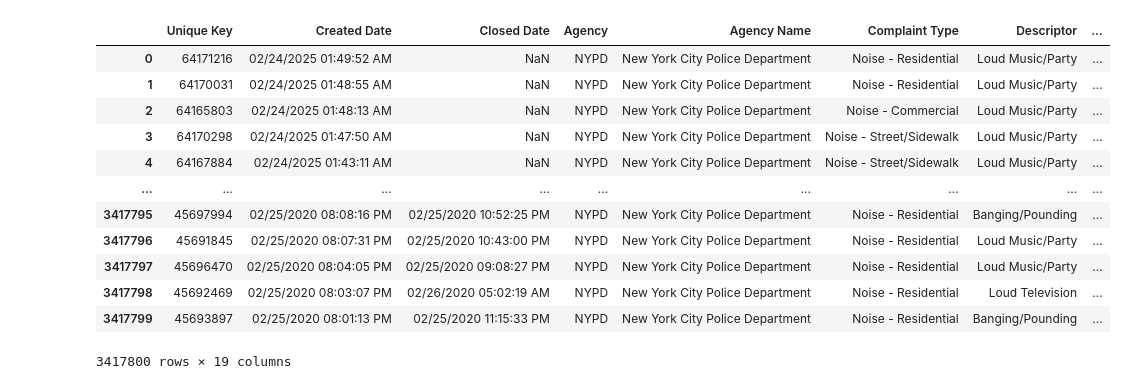
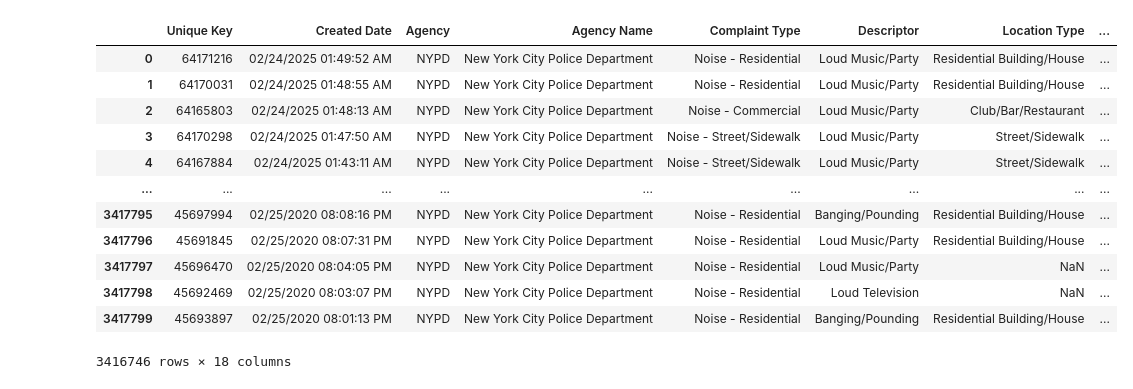
Before and after one commit to MatheusConrado1/Data-Mining-visualization, a Jupyter notebook: main.ipynb, the cells around one changed output. Cells and saved outputs as stored; diff of their text form; code cells hidden in the pictures.

```diff
--- a/main.ipynb
+++ b/main.ipynb
@@ -2,19 +2,22 @@
 import pandas as pd
 
 df = pd.read_csv("2020.csv", low_memory=False)
-# %%
-df
-# %% [output]
-|  | Unique Key | Created Date | Closed Date | Agency | Agency Name | Complaint Type | Descriptor | ... |
-| 0 | 64171216 | 02/24/2025 01:49:52 AM | NaN | NYPD | New York City Police Department | Noise - Residential | Loud Music/Party | ... |
-| 1 | 64170031 | 02/24/2025 01:48:55 AM | NaN | NYPD | New York City Police Department | Noise - Residential | Loud Music/Party | ... |
-| 2 | 64165803 | 02/24/2025 01:48:13 AM | NaN | NYPD | New York City Police Department | Noise - Commercial | Loud Music/Party | ... |
-| 3 | 64170298 | 02/24/2025 01:47:50 AM | NaN | NYPD | New York City Police Department | Noise - Street/Sidewalk | Loud Music/Party | ... |
-| 4 | 64167884 | 02/24/2025 01:43:11 AM | NaN | NYPD | New York City Police Department | Noise - Street/Sidewalk | Loud Music/Party | ... |
-| ... | ... | ... | ... | ... | ... | ... | ... | ... |
-| 3417795 | 45697994 | 02/25/2020 08:08:16 PM | 02/25/2020 10:52:25 PM | NYPD | New York City Police Department | Noise - Residential | Banging/Pounding | ... |
-| 3417796 | 45691845 | 02/25/2020 08:07:31 PM | 02/25/2020 10:43:00 PM | NYPD | New York City Police Department | Noise - Residential | Loud Music/Party | ... |
-| 3417797 | 45696470 | 02/25/2020 08:04:05 PM | 02/25/2020 09:08:27 PM | NYPD | New York City Police Department | Noise - Residential | Loud Music/Party | ... |
-| 3417798 | 45692469 | 02/25/2020 08:03:07 PM | 02/26/2020 05:02:19 AM | NYPD | New York City Police Department | Noise - Residential | Loud Television | ... |
-| 3417799 | 45693897 | 02/25/2020 08:01:13 PM | 02/25/2020 11:15:33 PM | NYPD | New York City Police Department | Noise - Residential | Banging/Pounding | ... |
-3417800 rows × 19 columns
+# %%
+df = df.drop(columns='Closed Date')
+df = df.loc[df['Borough'] != 'Unspecified']
+
+df
+# %% [output]
+|  | Unique Key | Created Date | Agency | Agency Name | Complaint Type | Descriptor | Location Type | ... |
+| 0 | 64171216 | 02/24/2025 01:49:52 AM | NYPD | New York City Police Department | Noise - Residential | Loud Music/Party | Residential Building/House | ... |
+| 1 | 64170031 | 02/24/2025 01:48:55 AM | NYPD | New York City Police Department | Noise - Residential | Loud Music/Party | Residential Building/House | ... |
+| 2 | 64165803 | 02/24/2025 01:48:13 AM | NYPD | New York City Police Department | Noise - Commercial | Loud Music/Party | Club/Bar/Restaurant | ... |
+| 3 | 64170298 | 02/24/2025 01:47:50 AM | NYPD | New York City Police Department | Noise - Street/Sidewalk | Loud Music/Party | Street/Sidewalk | ... |
+| 4 | 64167884 | 02/24/2025 01:43:11 AM | NYPD | New York City Police Department | Noise - Street/Sidewalk | Loud Music/Party | Street/Sidewalk | ... |
+| ... | ... | ... | ... | ... | ... | ... | ... | ... |
+| 3417795 | 45697994 | 02/25/2020 08:08:16 PM | NYPD | New York City Police Department | Noise - Residential | Banging/Pounding | Residential Building/House | ... |
+| 3417796 | 45691845 | 02/25/2020 08:07:31 PM | NYPD | New York City Police Department | Noise - Residential | Loud Music/Party | Residential Building/House | ... |
+| 3417797 | 45696470 | 02/25/2020 08:04:05 PM | NYPD | New York City Police Department | Noise - Residential | Loud Music/Party | NaN | ... |
+| 3417798 | 45692469 | 02/25/2020 08:03:07 PM | NYPD | New York City Police Department | Noise - Residential | Loud Television | NaN | ... |
+| 3417799 | 45693897 | 02/25/2020 08:01:13 PM | NYPD | New York City Police Department | Noise - Residential | Banging/Pounding | Residential Building/House | ... |
+3416746 rows × 18 columns
```
Also changed, not shown: parts of 5 cells of this notebook.
